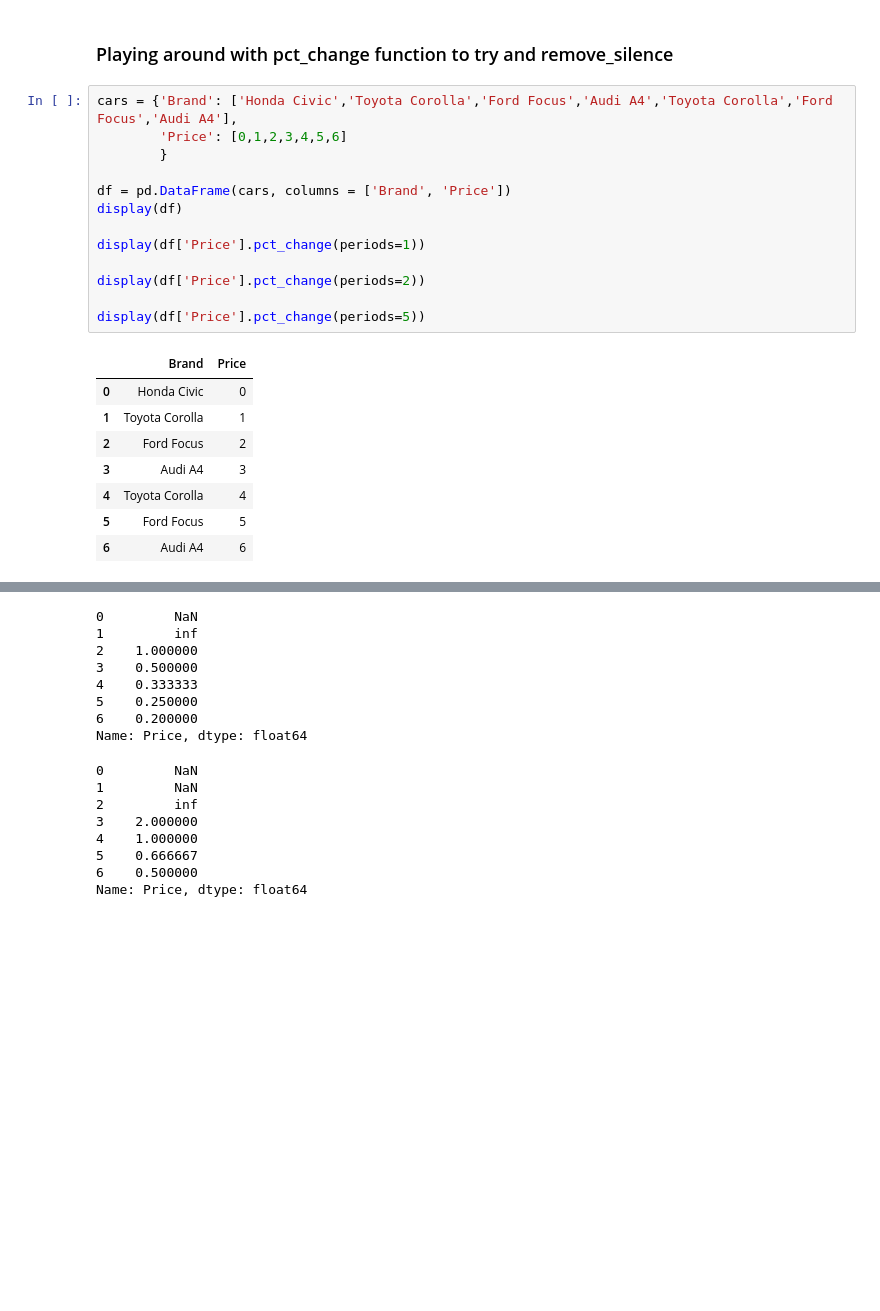
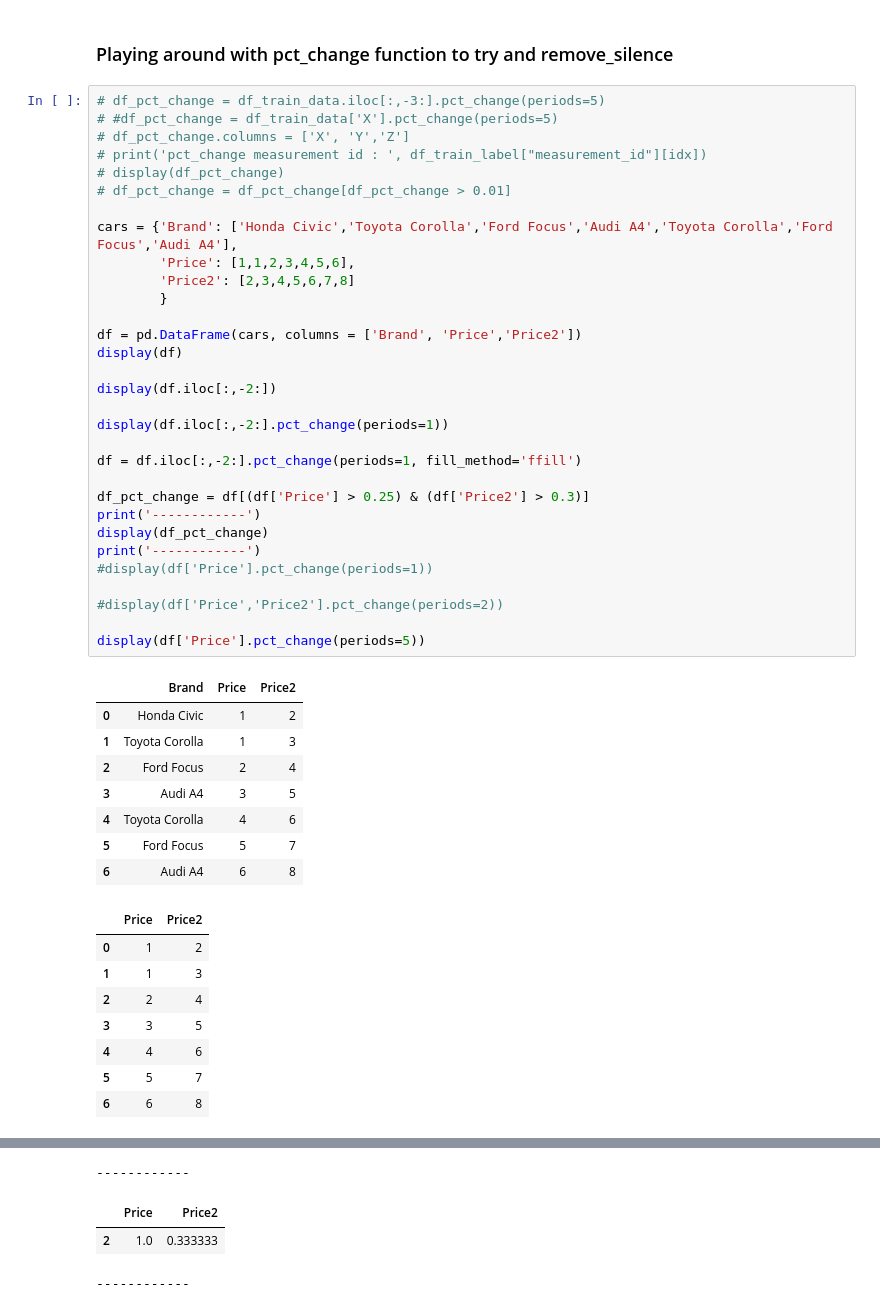
Before and after one commit to Mymoza/BeatPD-CLSP-JHU, a Jupyter notebook: analyze_data.ipynb, the cells around one changed output, grey strips where cells are left out. Saved outputs shown, nothing was run; the diff lists cells and outputs as text; blank space fills up the shorter version.

```diff
--- a/analyze_data.ipynb
+++ b/analyze_data.ipynb
@@ -686,24 +910,50 @@ df_train_label[dys & tre]
 # %% [markdown]
 ### Playing around with pct_change function to try and remove_silence
 # %%
+# df_pct_change = df_train_data.iloc[:,-3:].pct_change(periods=5)
+# #df_pct_change = df_train_data['X'].pct_change(periods=5)
+# df_pct_change.columns = ['X', 'Y','Z']
+# print('pct_change measurement id : ', df_train_label["measurement_id"][idx])
+# display(df_pct_change)
+# df_pct_change = df_pct_change[df_pct_change > 0.01]
+
 cars = {'Brand': ['Honda Civic','Toyota Corolla','Ford Focus','Audi A4','Toyota Corolla','Ford Focus','Audi A4'],
-        'Price': [0,1,2,3,4,5,6]
+        'Price': [1,1,2,3,4,5,6],
+        'Price2': [2,3,4,5,6,7,8]
         }
 
-df = pd.DataFrame(cars, columns = ['Brand', 'Price'])
+df = pd.DataFrame(cars, columns = ['Brand', 'Price','Price2'])
 display(df)
 
-display(df['Price'].pct_change(periods=1))
+display(df.iloc[:,-2:])
 
-display(df['Price'].pct_change(periods=2))
+display(df.iloc[:,-2:].pct_change(periods=1))
+
+df = df.iloc[:,-2:].pct_change(periods=1, fill_method='ffill')
+
+df_pct_change = df[(df['Price'] > 0.25) & (df['Price2'] > 0.3)]
+print('------------')
+display(df_pct_change)
+print('------------')
+#display(df['Price'].pct_change(periods=1))
+
+#display(df['Price','Price2'].pct_change(periods=2))
 
 display(df['Price'].pct_change(periods=5))
 # %% [output]
-|  | Brand | Price |
-| 0 | Honda Civic | 0 |
-| 1 | Toyota Corolla | 1 |
-| 2 | Ford Focus | 2 |
-| 3 | Audi A4 | 3 |
-| 4 | Toyota Corolla | 4 |
-| 5 | Ford Focus | 5 |
-| 6 | Audi A4 | 6 |
+|  | Brand | Price | Price2 |
+| 0 | Honda Civic | 1 | 2 |
+| 1 | Toyota Corolla | 1 | 3 |
+| 2 | Ford Focus | 2 | 4 |
+| 3 | Audi A4 | 3 | 5 |
+| 4 | Toyota Corolla | 4 | 6 |
+| 5 | Ford Focus | 5 | 7 |
+| 6 | Audi A4 | 6 | 8 |
+|  | Price | Price2 |
+| 0 | 1 | 2 |
+| 1 | 1 | 3 |
+| 2 | 2 | 4 |
+| 3 | 3 | 5 |
+| 4 | 4 | 6 |
+| 5 | 5 | 7 |
+| 6 | 6 | 8 |
@@ -710,19 +968,7 @@ display(df['Price'].pct_change(periods=5))
-0         NaN
-1         inf
-2    1.000000
-3    0.500000
-4    0.333333
-5    0.250000
-6    0.200000
-Name: Price, dtype: float64
+------------
+|  | Price | Price2 |
+| 2 | 1.0 | 0.333333 |
-0         NaN
-1         NaN
-2         inf
-3    2.000000
-4    1.000000
-5    0.666667
-6    0.500000
-Name: Price, dtype: float64
+------------
 0    NaN
 1    NaN
 2    NaN
```
Also changed, not shown: parts of 10 cells of this notebook.
